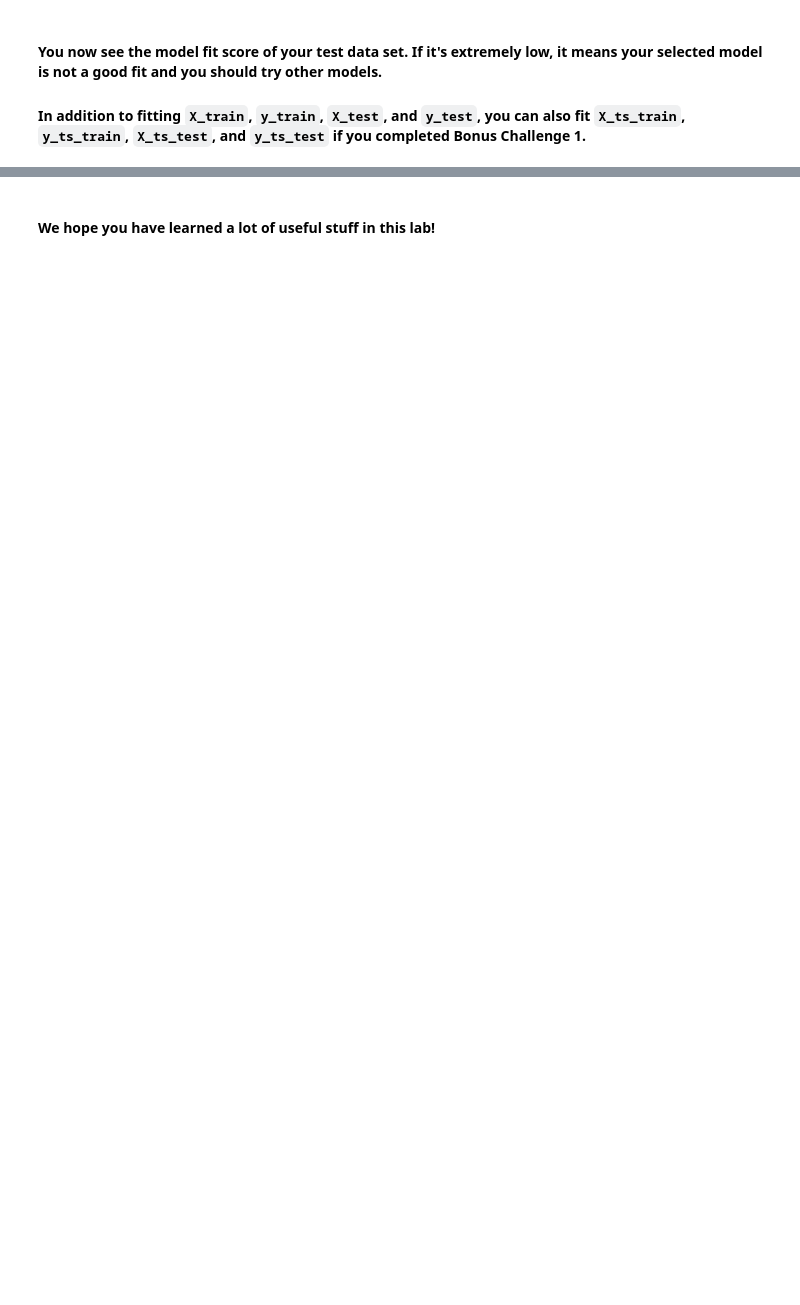
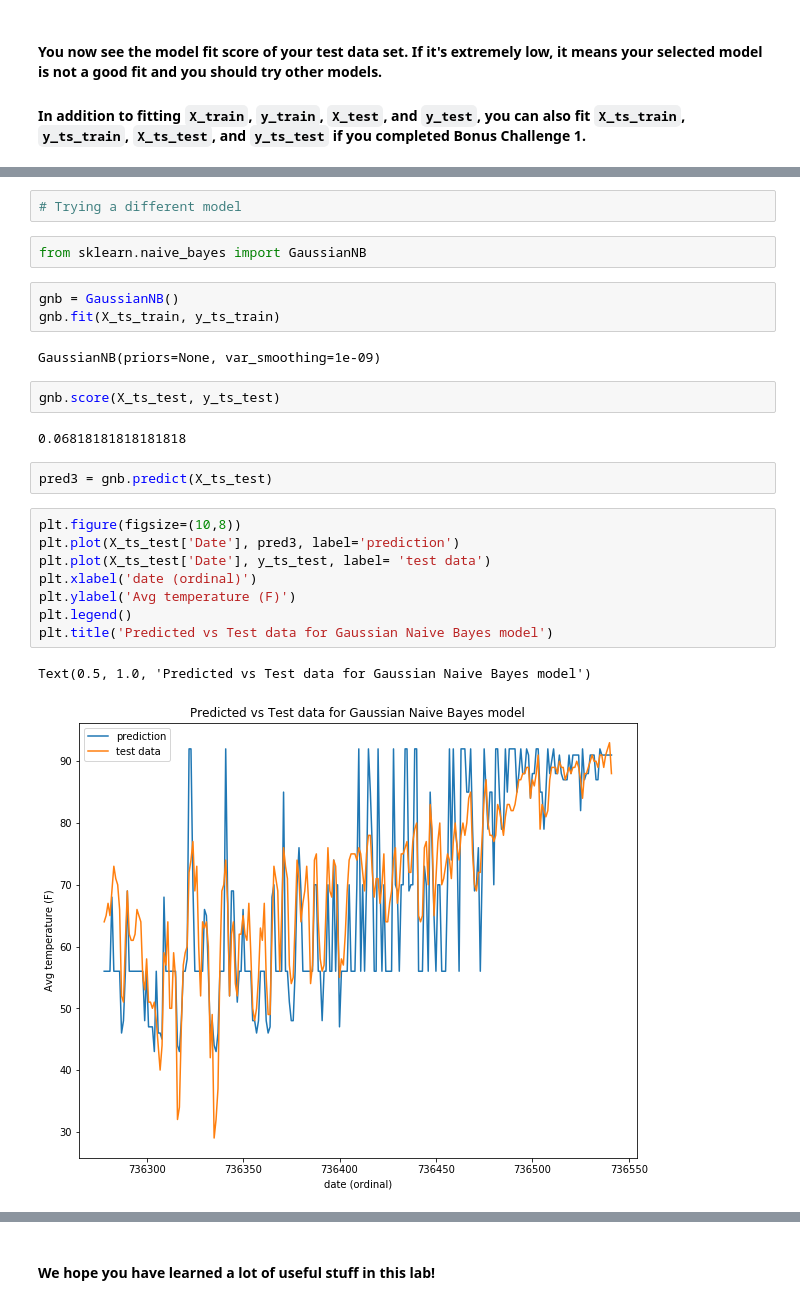
Before and after one commit to ironhacksao-datateam/june2019-ft, a Jupyter notebook: week_7/lab-intro-to-ml/your-code/lab_intro_to_ml.ipynb, the cells around one changed output, grey strips where cells are left out. Cells and saved outputs as stored; diff of their text form; blank space fills up the shorter version.

```diff
--- a/week_7/lab-intro-to-ml/your-code/lab_intro_to_ml.ipynb
+++ b/week_7/lab-intro-to-ml/your-code/lab_intro_to_ml.ipynb
@@ -392,0 +549,26 @@ We will use scikit-learn's [*Support Vector Machines*](https://scikit-learn.org/
+# %%
+# Trying a different model
+# %%
+from sklearn.naive_bayes import GaussianNB
+# %%
+gnb = GaussianNB()
+gnb.fit(X_ts_train, y_ts_train)
+# %% [output]
+GaussianNB(priors=None, var_smoothing=1e-09)
+# %%
+gnb.score(X_ts_test, y_ts_test)
+# %% [output]
+0.06818181818181818
+# %%
+pred3 = gnb.predict(X_ts_test)
+# %%
+plt.figure(figsize=(10,8))
+plt.plot(X_ts_test['Date'], pred3, label='prediction')
+plt.plot(X_ts_test['Date'], y_ts_test, label= 'test data')
+plt.xlabel('date (ordinal)')
+plt.ylabel('Avg temperature (F)')
+plt.legend()
+plt.title('Predicted vs Test data for Gaussian Naive Bayes model')
+# %% [output]
+Text(0.5, 1.0, 'Predicted vs Test data for Gaussian Naive Bayes model')
+[figure, added]
```
Also changed, not shown: parts of 70 cells of this notebook, 7 other files.
